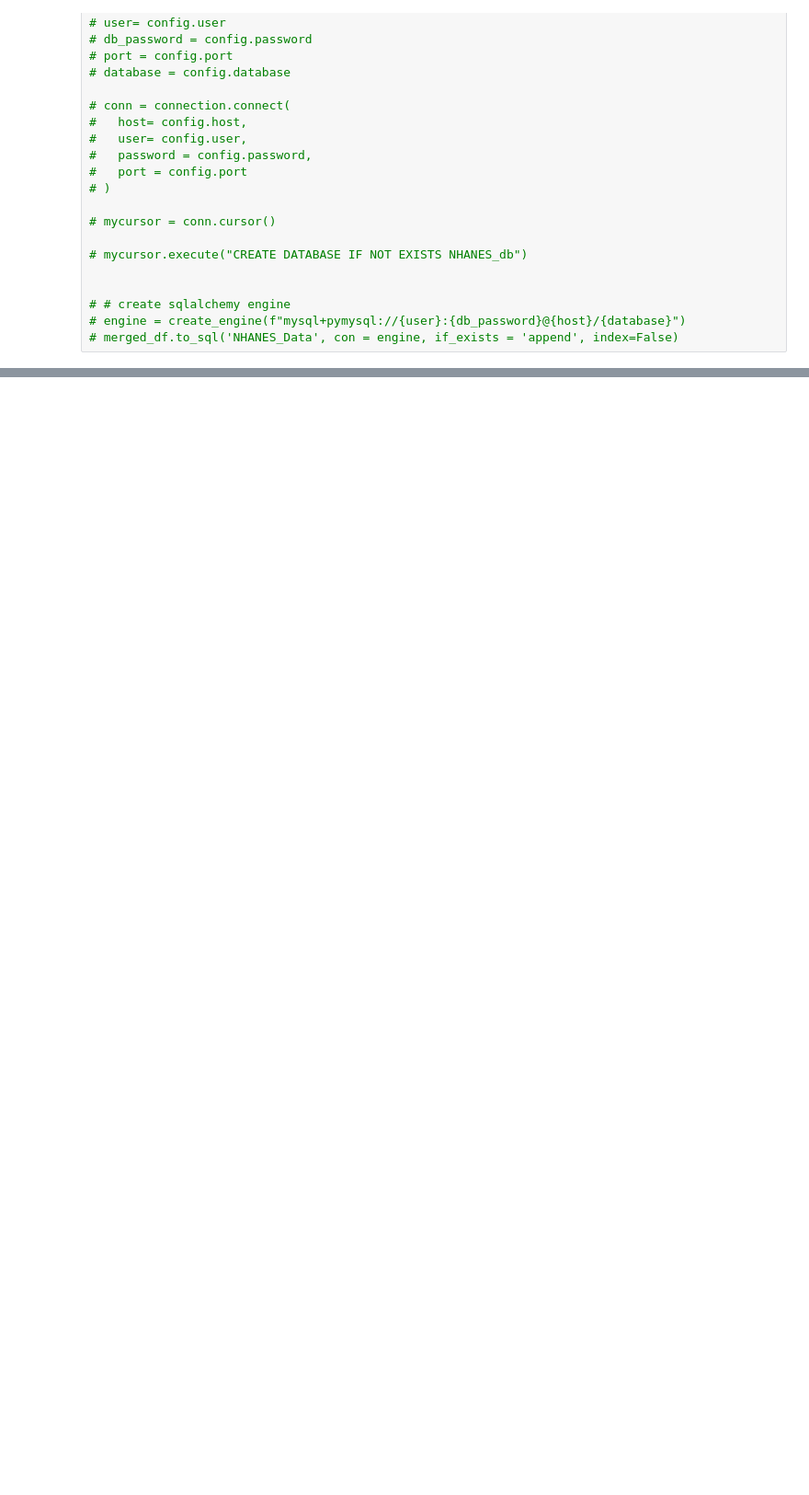
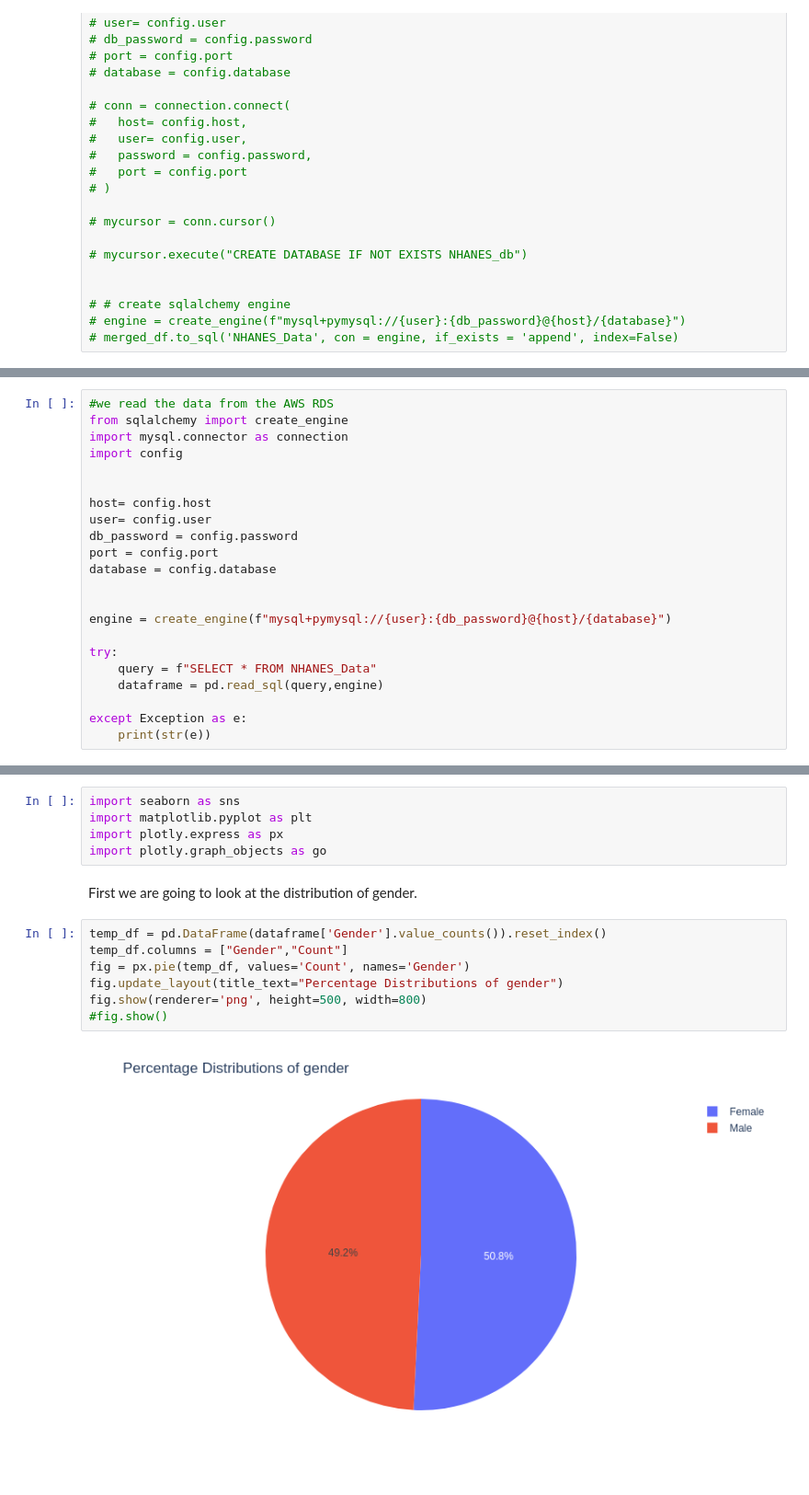
Before and after one commit to kkrusere/NHANES-Data-Visualization-Dashboard-on-Health-Disparities-and-Inequities, a Jupyter notebook: NHANES_data_collection_and_EDA.ipynb, the cells around one changed output, grey strips where cells are left out. Shown at 92% size. Drawn from its saved outputs; the diff is of its cells as text; blank space fills up the shorter version.

```diff
--- a/NHANES_data_collection_and_EDA.ipynb
+++ b/NHANES_data_collection_and_EDA.ipynb
@@ -988,0 +1010,22 @@ Definition: ***Social Determinants of Health***
+# %%
+#we read the data from the AWS RDS
+from sqlalchemy import create_engine
+import mysql.connector as connection
+import config
+
+
+host= config.host
+user= config.user
+db_password = config.password
+port = config.port
+database = config.database
+
+
+engine = create_engine(f"mysql+pymysql://{user}:{db_password}@{host}/{database}")
+
+try:
+    query = f"SELECT * FROM NHANES_Data"
+    dataframe = pd.read_sql(query,engine)
+
+except Exception as e:
+    print(str(e))
@@ -988,0 +1066,16 @@ Definition: ***Social Determinants of Health***
+# %%
+import seaborn as sns
+import matplotlib.pyplot as plt
+import plotly.express as px
+import plotly.graph_objects as go
+# %% [markdown]
+First we are going to look at the distribution of gender.
+# %%
+temp_df = pd.DataFrame(dataframe['Gender'].value_counts()).reset_index()
+temp_df.columns = ["Gender","Count"]
+fig = px.pie(temp_df, values='Count', names='Gender')
+fig.update_layout(title_text="Percentage Distributions of gender")
+fig.show(renderer='png', height=500, width=800)
+#fig.show()
+# %% [output]
+[figure, added]
```
Also changed, not shown: parts of 5 cells of this notebook.
